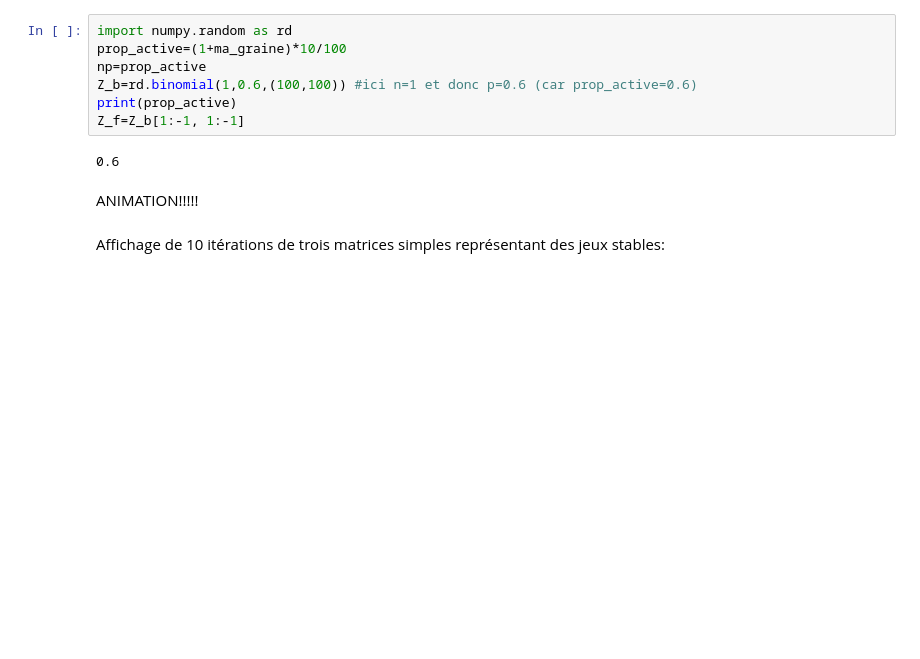
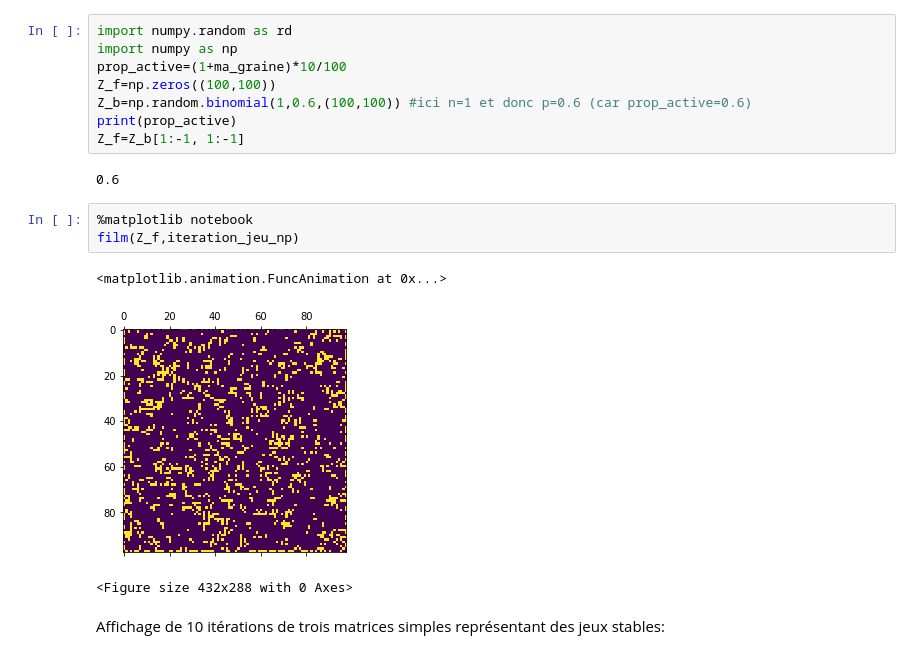
Before and after one commit to selenaiskounen/Jeu_de_la_vie, a Jupyter notebook: HMMA238_TP_selenaiskounen.ipynb, the cells around one changed output. Drawn from its saved outputs; the diff is of its cells as text; blank space fills up the shorter version.

```diff
--- a/HMMA238_TP_selenaiskounen.ipynb
+++ b/HMMA238_TP_selenaiskounen.ipynb
@@ -225,15 +244,21 @@ Définition d'une fonction animate qui permettera l'affichage du film représent
 Initialisation avec une matrice aléatoire de taille 100 * 100 :
 # %%
 import numpy.random as rd
+import numpy as np
 prop_active=(1+ma_graine)*10/100
-np=prop_active
-Z_b=rd.binomial(1,0.6,(100,100)) #ici n=1 et donc p=0.6 (car prop_active=0.6)
+Z_f=np.zeros((100,100))
+Z_b=np.random.binomial(1,0.6,(100,100)) #ici n=1 et donc p=0.6 (car prop_active=0.6)
 print(prop_active)
 Z_f=Z_b[1:-1, 1:-1]
 # %% [output]
 0.6
-# %% [markdown]
-ANIMATION!!!!!
+# %%
+%matplotlib notebook
+film(Z_f,iteration_jeu_np)
+# %% [output]
+<matplotlib.animation.FuncAnimation at 0x...>
+[figure, added]
+<Figure size 432x288 with 0 Axes>
 # %% [markdown]
 Affichage de 10 itérations de trois matrices simples représentant des jeux stables:
 # %% [markdown]
```
Also changed, not shown: parts of 20 cells of this notebook.
